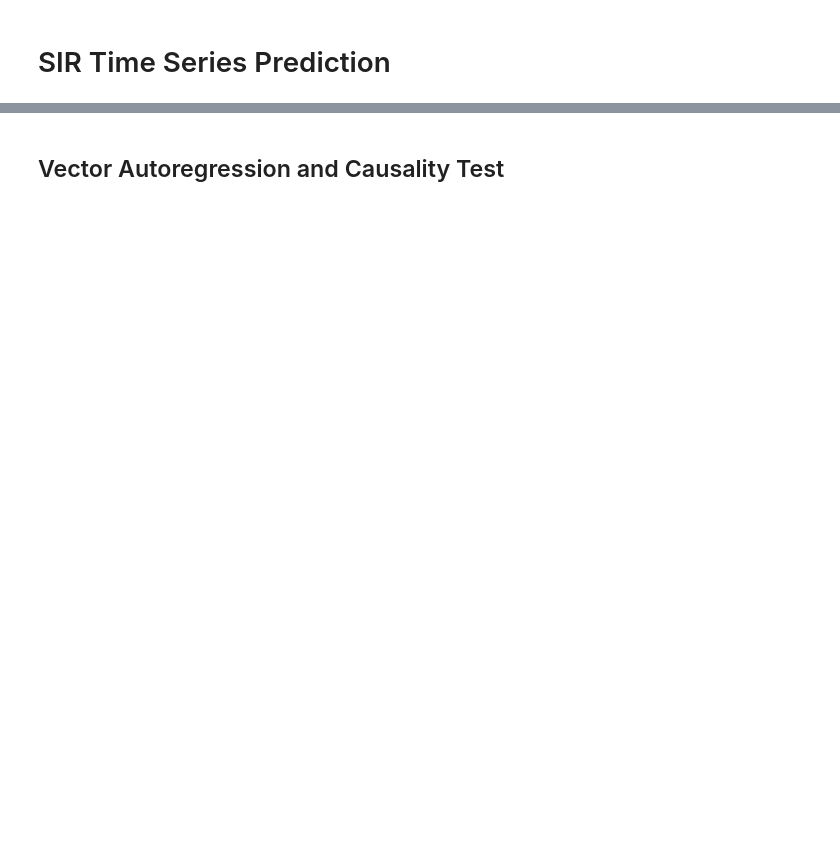
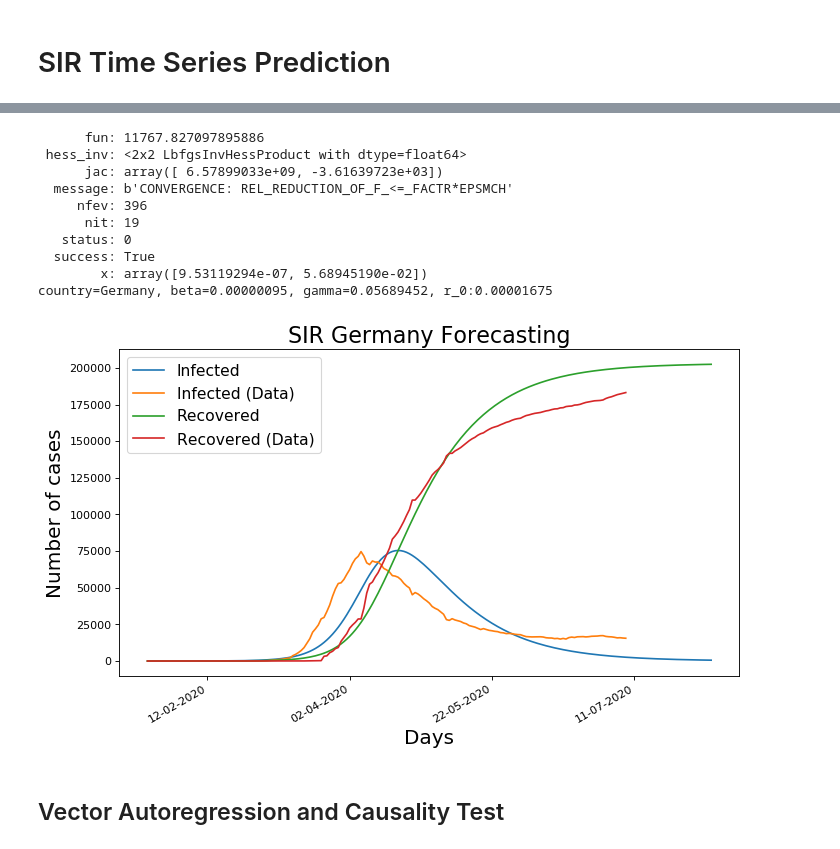
Before and after one commit to pierpaolo28/Epidemics-Modelling, a Jupyter notebook: notebooks/time_series.ipynb, the cells around one changed output, grey strips where cells are left out. Drawn from its saved outputs; the diff is of its cells as text; code cells hidden in the pictures; blank space fills up the shorter version.

```diff
--- a/notebooks/time_series.ipynb
+++ b/notebooks/time_series.ipynb
@@ -312,2 +316,18 @@ X_Train, X_Test, Y_Train, Y_Test = train_test_split(X2, Y, test_size = 0.30, ran
+# %%
+place = 'Germany'
+df = SIR_series(data_list=data_list, place=place, days=30, s0=210000, i0=2, r0=0)
+sir_pred_plot(df, place)
+# %% [output]
+      fun: 11767.827097895886
+ hess_inv: <2x2 LbfgsInvHessProduct with dtype=float64>
+      jac: array([ 6.57899033e+09, -3.61639723e+03])
+  message: b'CONVERGENCE: REL_REDUCTION_OF_F_<=_FACTR*EPSMCH'
+     nfev: 396
+      nit: 19
+   status: 0
+  success: True
+        x: array([9.53119294e-07, 5.68945190e-02])
+country=Germany, beta=0.00000095, gamma=0.05689452, r_0:0.00001675
+[figure, added]
 # %% [markdown]
 ## Vector Autoregression and Causality Test
```
Also changed, not shown: parts of 55 cells of this notebook, 4 other files.
